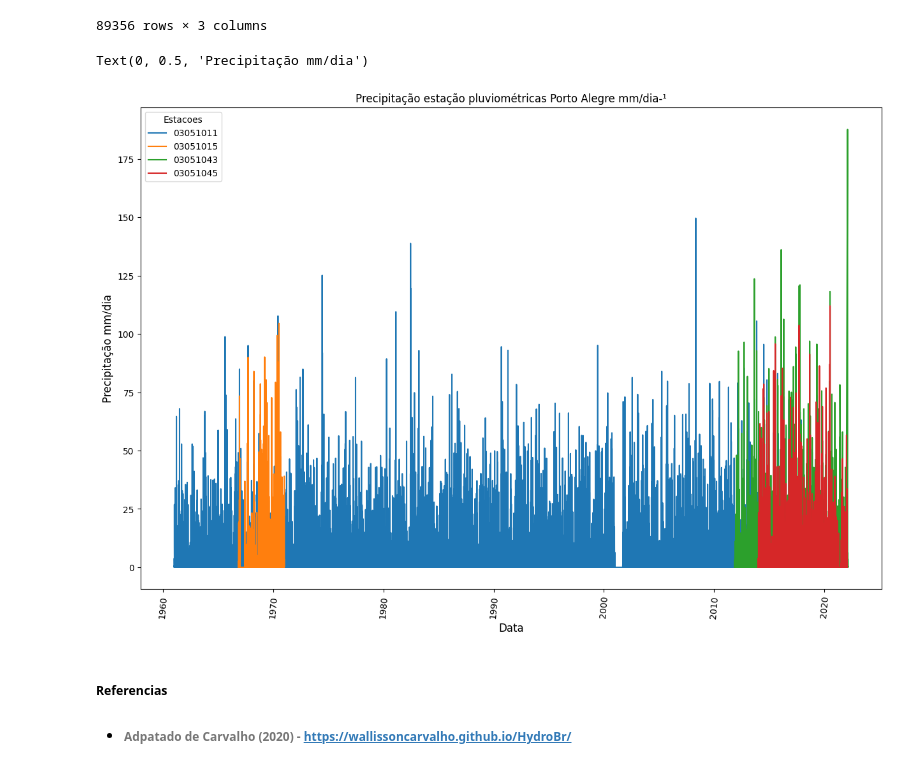
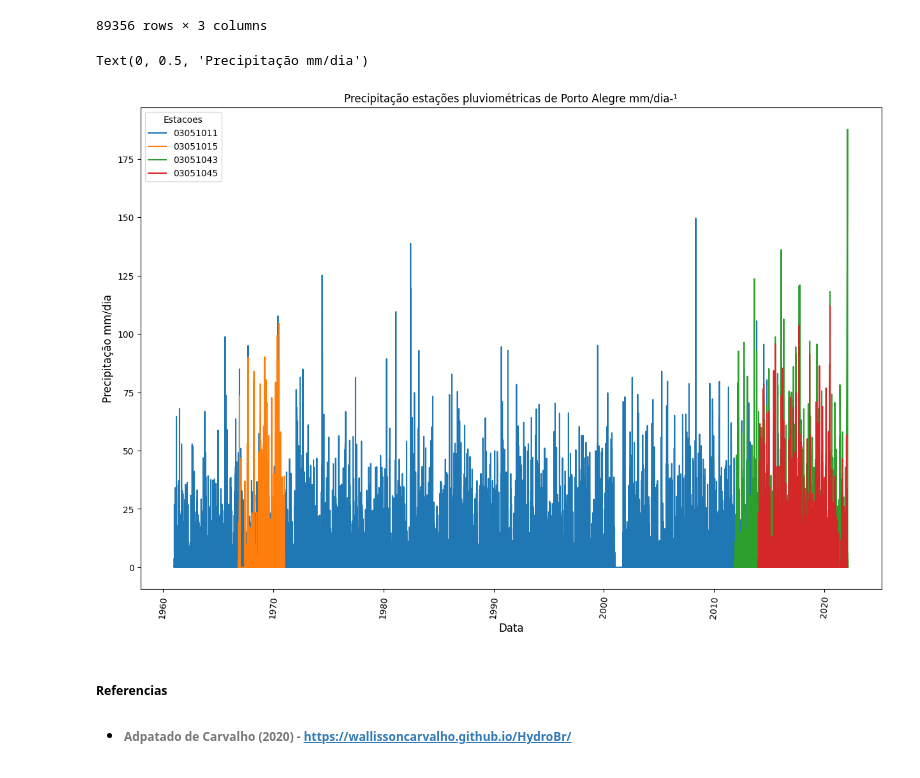
Before and after one commit to ScriptsRemote/SCRIPTSREMOTE, a Jupyter notebook: 00_HydroBr.ipynb, the cells around one changed output. Cells and saved outputs as stored; diff of their text form; code cells hidden in the pictures.

```diff
--- a/00_HydroBr.ipynb
+++ b/00_HydroBr.ipynb
@@ -122,20 +123,20 @@ data_stations_melt
 # %%
 ##Plotando os dados como gráficos e observando as séries temporais
 ##Gráfico série temporal
 fig, ax = plt.subplots(1,1,figsize=(15, 10), dpi= 100)
 from matplotlib import rc
 rc('mathtext', default='regular')
 plt.xticks(fontsize=10, rotation=85)
 plt.yticks(fontsize=10)
 
 sns.lineplot(x="index", y="Precipitacao", hue="Estacoes", data=data_stations_melt)\
-            .set(title='Precipitação estação pluviométricas Porto Alegre mm/dia-¹')
+            .set(title='Precipitação estações pluviométricas de Porto Alegre mm/dia-¹')
 
 plt.xlabel('Data', fontsize=12)
 plt.ylabel('Precipitação mm/dia', fontsize=12)
 # %% [output]
 Text(0, 0.5, 'Precipitação mm/dia')
-[figure, old version]
+[figure, new version]
 # %% [markdown]
 ##### Referencias
 * ###### Adpatado de Carvalho (2020) - https://wallissoncarvalho.github.io/HydroBr/
```
Also changed, not shown: parts of 2 cells of this notebook.
